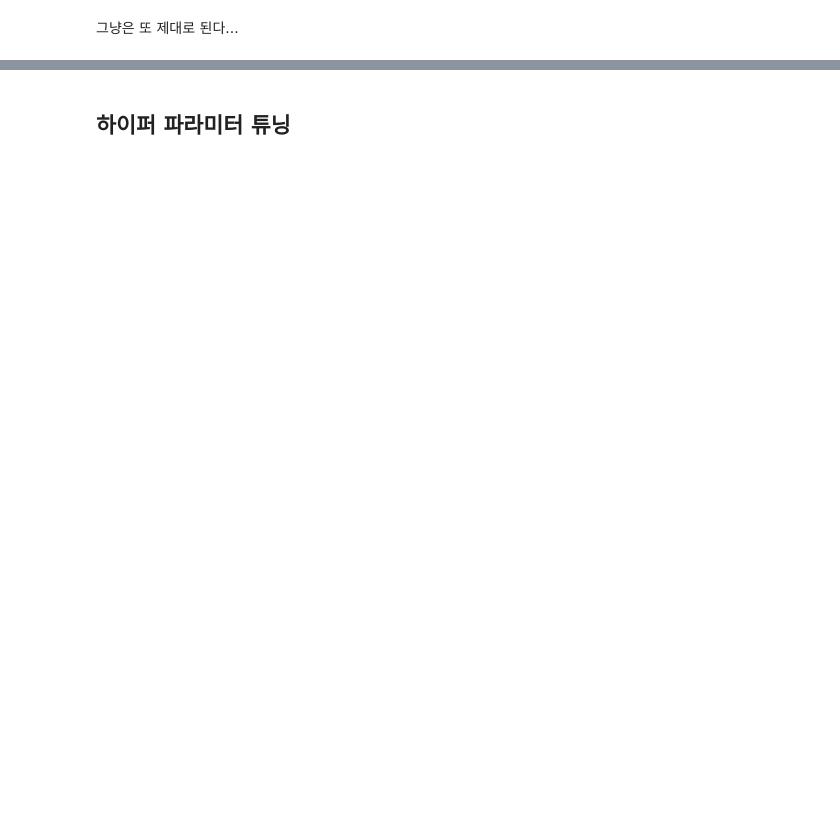
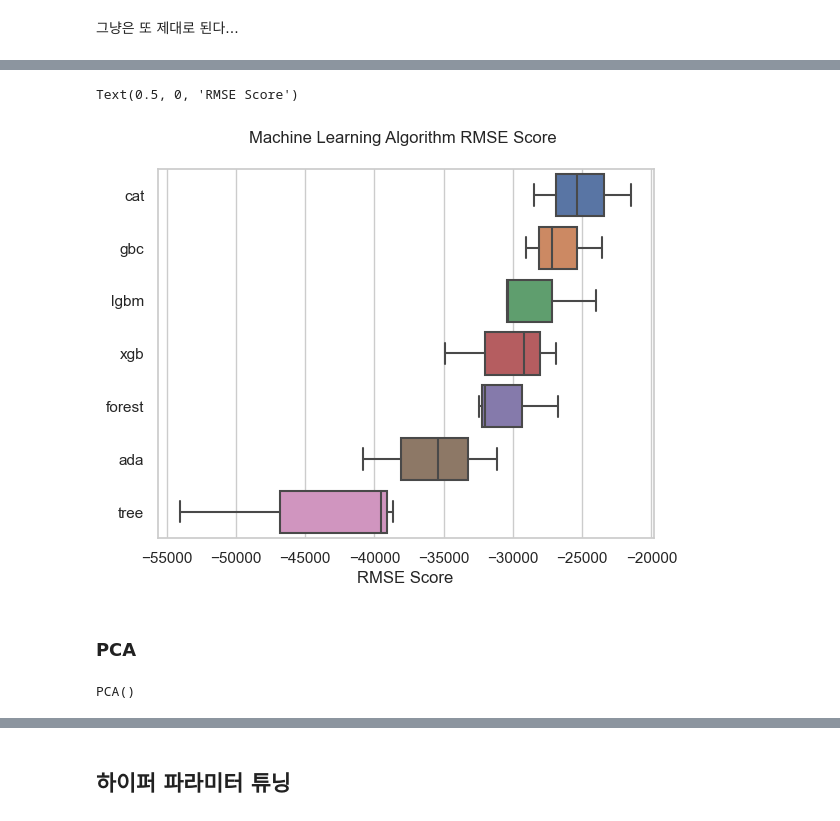
Before and after one commit to Usunwoo/kaggle-house_price, a Jupyter notebook: house_price.ipynb, the cells around one changed output, grey strips where cells are left out. Saved outputs shown, nothing was run; the diff lists cells and outputs as text; code cells hidden in the pictures; blank space fills up the shorter version.

```diff
--- a/house_price.ipynb
+++ b/house_price.ipynb
@@ -1530,0 +1584,7 @@ array([11428988.64532278, 44437046.04544513, 16677792.78664699,
+# %%
+fs_train_X = train_X.loc[:, mylist]
+fs_test_X = test_X.loc[:, mylist]
+# %%
+scaler = MinMaxScaler()
+fs_train_X = scaler.fit_transform(fs_train_X)
+fs_test_X = scaler.transform(fs_test_X)
@@ -1530,0 +1595,26 @@ array([11428988.64532278, 44437046.04544513, 16677792.78664699,
+# %%
+models2 = {
+    # 'lr' : LinearRegression(),
+    # 'knn' : KNeighborsRegressor(),
+    'tree' : DecisionTreeRegressor(random_state=random_state),
+    # 'bag' : BaggingRegressor(random_state=random_state),
+    'forest' : RandomForestRegressor(random_state=random_state),
+    'ada' : AdaBoostRegressor(random_state=random_state),
+    'gbc' : GradientBoostingRegressor(random_state=random_state),
+    'xgb' : XGBRegressor(random_state=random_state),
+    'lgbm' : LGBMRegressor(random_state=random_state),
+    'cat' : CatBoostRegressor(random_state=random_state, verbose=False, allow_writing_files=False),
+}
+
+scores = {}
+
+for name, model in models2.items():
+    model.fit(fs_train_X, train_y)
+    acc = cross_val_score(model, fs_train_X, train_y, scoring = "neg_root_mean_squared_error", cv = cv_num, n_jobs=-1)
+    scores[name] = acc
+# %%
+results = pd.DataFrame(scores).T
+results['mean'] = results.mean(1)
+
+result_df = results.sort_values(by='mean', ascending=False)#.reset_index()
+result_df
@@ -1530,0 +1630,17 @@ array([11428988.64532278, 44437046.04544513, 16677792.78664699,
+# %%
+result_df = result_df.drop(['mean'], axis=1)
+sns.boxplot(data=result_df.T, orient='h')
+plt.title('Machine Learning Algorithm RMSE Score \n')
+plt.xlabel('RMSE Score')
+# %% [output]
+Text(0.5, 0, 'RMSE Score')
+[figure, added]
+# %% [markdown]
+### PCA
+# %%
+from sklearn.decomposition import PCA
+
+pca = PCA()
+pca.fit(scaled_train_X)
+# %% [output]
+PCA()
```
Also changed, not shown: parts of 51 cells of this notebook.
